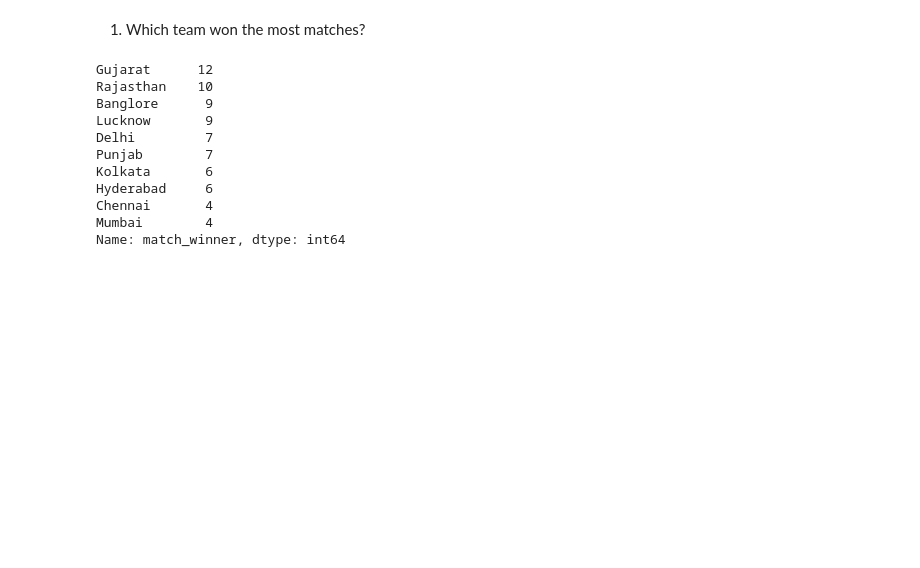
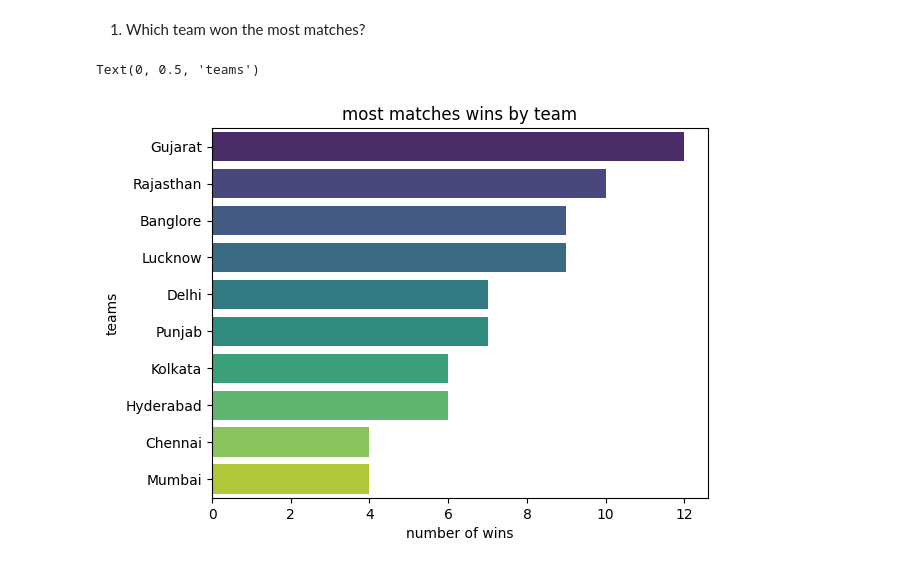
Before and after one commit to altafshaikh7/Data-Vizualization-Complete-course, a Jupyter notebook: project/IPL_Capstone_Project.ipynb, the cells around one changed output. Cells and saved outputs as stored; diff of their text form; code cells hidden in the pictures; blank space fills up the shorter version.

```diff
--- a/project/IPL_Capstone_Project.ipynb
+++ b/project/IPL_Capstone_Project.ipynb
@@ -114,16 +114,11 @@ dtype: int64
 # %% [markdown]
 1. Which team won the most matches?
 # %%
-df['match_winner'].value_counts()
+match_wins = df['match_winner'].value_counts()
+sns.barplot(y=match_wins.index,x=match_wins.values, palette='viridis')
+plt.title('most matches wins by team')
+plt.xlabel('number of wins')
+plt.ylabel('teams')
 # %% [output]
-Gujarat      12
-Rajasthan    10
-Banglore      9
-Lucknow       9
-Delhi         7
-Punjab        7
-Kolkata       6
-Hyderabad     6
-Chennai       4
-Mumbai        4
-Name: match_winner, dtype: int64
+Text(0, 0.5, 'teams')
+[figure, added]
```
